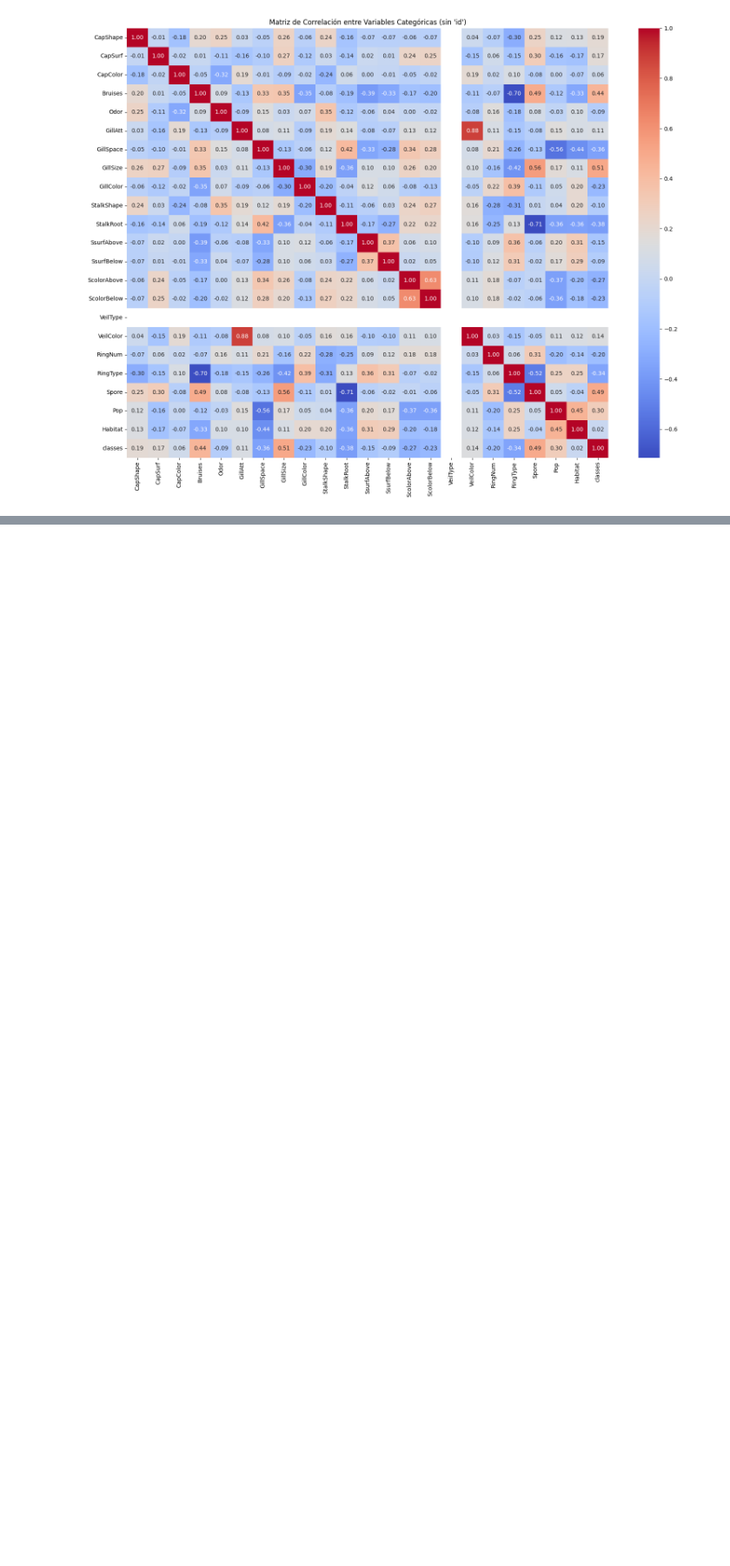
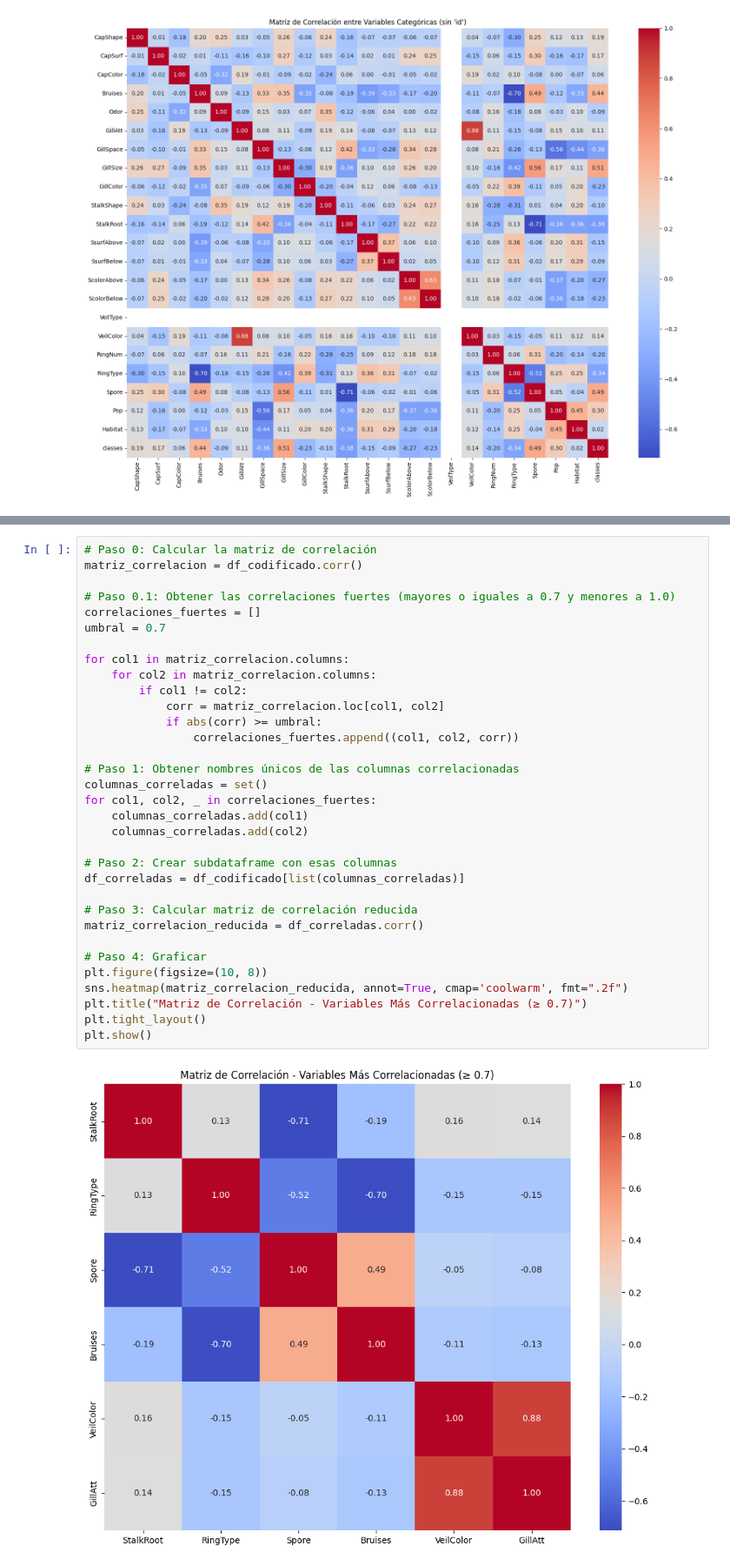
Before and after one commit to DexKev2/ModelosML, a Jupyter notebook: Notebook/Actividad_3.ipynb, the cells around one changed output, grey strips where cells are left out. Shown at 87% size. Drawn from its saved outputs; the diff is of its cells as text; blank space fills up the shorter version.

Commit message:
Matriz de correlación

```diff
--- a/Notebook/Actividad_3.ipynb
+++ b/Notebook/Actividad_3.ipynb
@@ -140,0 +156,35 @@ plt.show()
+# %%
+# Paso 0: Calcular la matriz de correlación
+matriz_correlacion = df_codificado.corr()
+
+# Paso 0.1: Obtener las correlaciones fuertes (mayores o iguales a 0.7 y menores a 1.0)
+correlaciones_fuertes = []
+umbral = 0.7
+
+for col1 in matriz_correlacion.columns:
+    for col2 in matriz_correlacion.columns:
+        if col1 != col2:
+            corr = matriz_correlacion.loc[col1, col2]
+            if abs(corr) >= umbral:
+                correlaciones_fuertes.append((col1, col2, corr))
+
+# Paso 1: Obtener nombres únicos de las columnas correlacionadas
+columnas_correladas = set()
+for col1, col2, _ in correlaciones_fuertes:
+    columnas_correladas.add(col1)
+    columnas_correladas.add(col2)
+
+# Paso 2: Crear subdataframe con esas columnas
+df_correladas = df_codificado[list(columnas_correladas)]
+
+# Paso 3: Calcular matriz de correlación reducida
+matriz_correlacion_reducida = df_correladas.corr()
+
+# Paso 4: Graficar
+plt.figure(figsize=(10, 8))
+sns.heatmap(matriz_correlacion_reducida, annot=True, cmap='coolwarm', fmt=".2f")
+plt.title("Matriz de Correlación - Variables Más Correlacionadas (≥ 0.7)")
+plt.tight_layout()
+plt.show()
+# %% [output]
+[figure, added]
```
Also changed, not shown: parts of 4 cells of this notebook.
